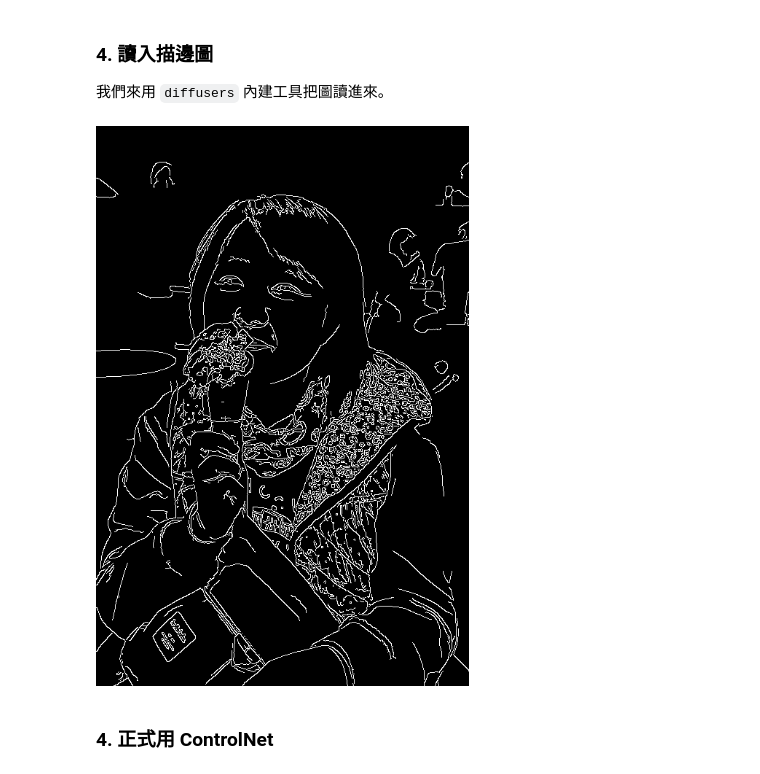
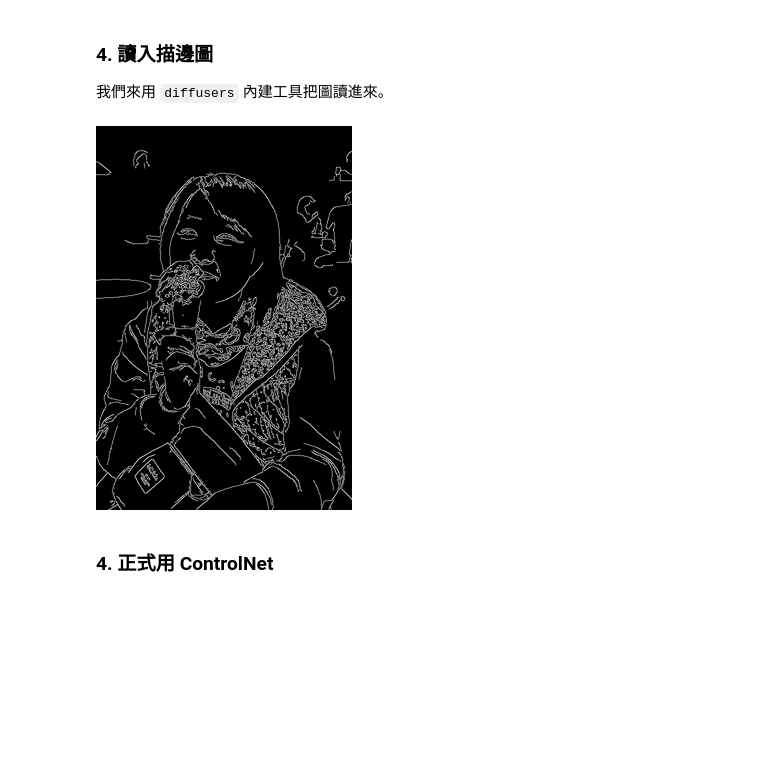
Before and after one commit to yenlung/Generative-AI-Book, a Jupyter notebook: 冒險05_超強外掛ControlNet.ipynb, the cells around one changed output. Saved outputs shown, nothing was run; the diff lists cells and outputs as text; code cells hidden in the pictures; blank space fills up the shorter version.

```diff
--- a/冒險05_超強外掛ControlNet.ipynb
+++ b/冒險05_超強外掛ControlNet.ipynb
@@ -70,10 +70,10 @@ from diffusers.utils import load_image
 image_url = "https://github.com/yenlung/Generative-AI-Book/raw/main/images/canny_image.png"
 # %%
 canny_image = load_image(image_url)
-# %%
-canny_image
-# %% [output]
-[figure, removed]
+# %%
+canny_image.resize([256, 384])
+# %% [output]
+[figure, added]
 # %% [markdown]
 ### 4. 正式用 ControlNet
 # %%
```
Also changed, not shown: parts of 22 cells of this notebook.
